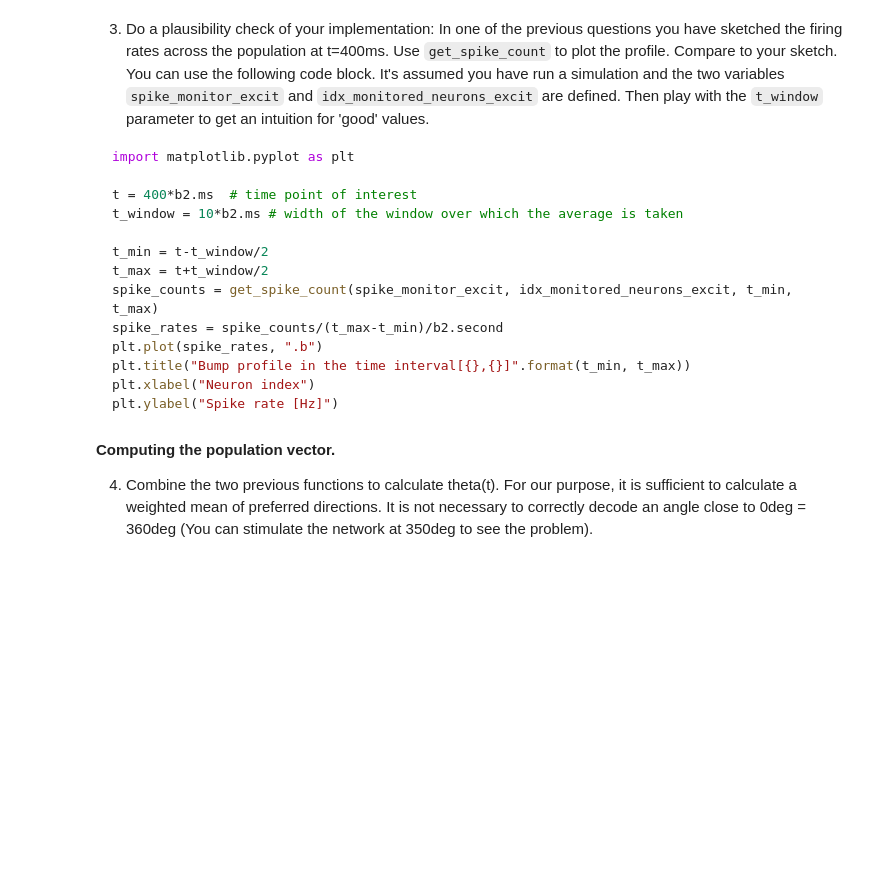
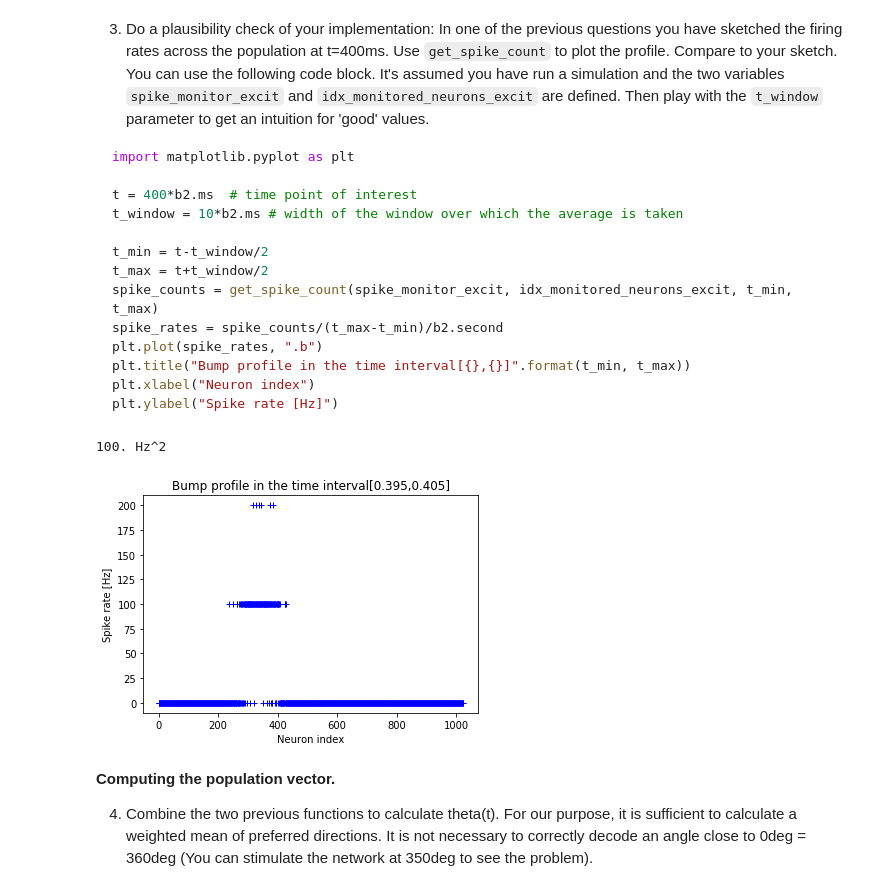
Before and after one commit to mackelab/msne-lsmlsda-2019, a Jupyter notebook: your-code/project3_FuIs/03_spatial_working_memory.ipynb, the cells around one changed output. Drawn from its saved outputs; the diff is of its cells as text; code cells hidden in the pictures; blank space fills up the shorter version.

````diff
--- a/your-code/project3_FuIs/03_spatial_working_memory.ipynb
+++ b/your-code/project3_FuIs/03_spatial_working_memory.ipynb
@@ -476,6 +488,15 @@ def get_spike_count(spike_monitor, spike_index_list, t_min, t_max):
     # ...
     return spike_count_list
 ```
+# %%
+def get_spike_count(spike_monitor,spike_index_list,t_min,t_max):
+    nr_neurons=len(spike_index_list)
+    spike_count_list=np.zeros(nr_neurons)
+    spike_trains=spike_monitor.spike_trains()
+    for i in range (len(spike_trains)):
+        reduced_train=((spike_trains[i]>=t_min) & (spike_trains[i]<(t_max)))
+        spike_count_list[i]=sum(reduced_train)
+    return spike_count_list
 # %% [markdown]
 3. Do a plausibility check of your implementation: In one of the previous questions you have sketched the firing rates across the population at t=400ms. Use `get_spike_count` to plot the profile. Compare to your sketch. You can use the following code block. It's assumed you have run a simulation and the two variables `spike_monitor_excit` and `idx_monitored_neurons_excit` are defined. Then play with the `t_window` parameter to get an intuition for 'good' values.
 
@@ -494,6 +515,24 @@ plt.title("Bump profile in the time interval[{},{}]".format(t_min, t_max))
 plt.xlabel("Neuron index")
 plt.ylabel("Spike rate [Hz]")
 ```
+# %%
+import matplotlib.pyplot as plt
+
+t = 400*b2.ms  # time point of interest
+t_window = 10*b2.ms # width of the window over which the average is taken
+
+t_min = t-t_window/2
+t_max = t+t_window/2
+spike_counts = get_spike_count(spike_monitor_excit, idx_monitored_neurons_excit, t_min, t_max)
+spike_rates = spike_counts/(t_max-t_min)/b2.second
+plt.plot(spike_rates, "+b",)
+plt.title("Bump profile in the time interval[{},{}]".format(t_min, t_max))
+plt.xlabel("Neuron index")
+plt.ylabel("Spike rate [Hz]")
+#print(spike_rates[398])
+# %% [output]
+100. Hz^2
+[figure, added]
 # %% [markdown]
 **Computing the population vector.**
 
````
Also changed, not shown: parts of 6 cells of this notebook.
